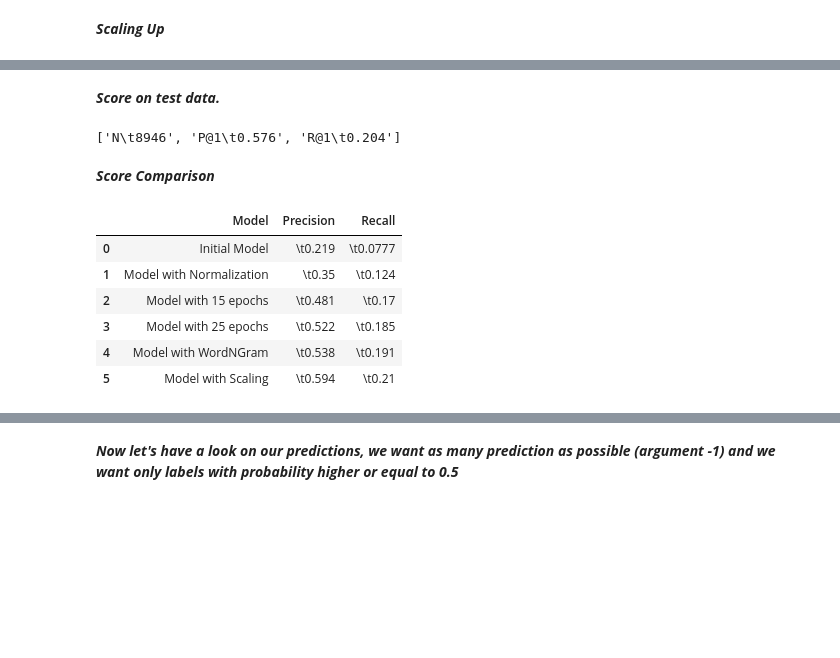
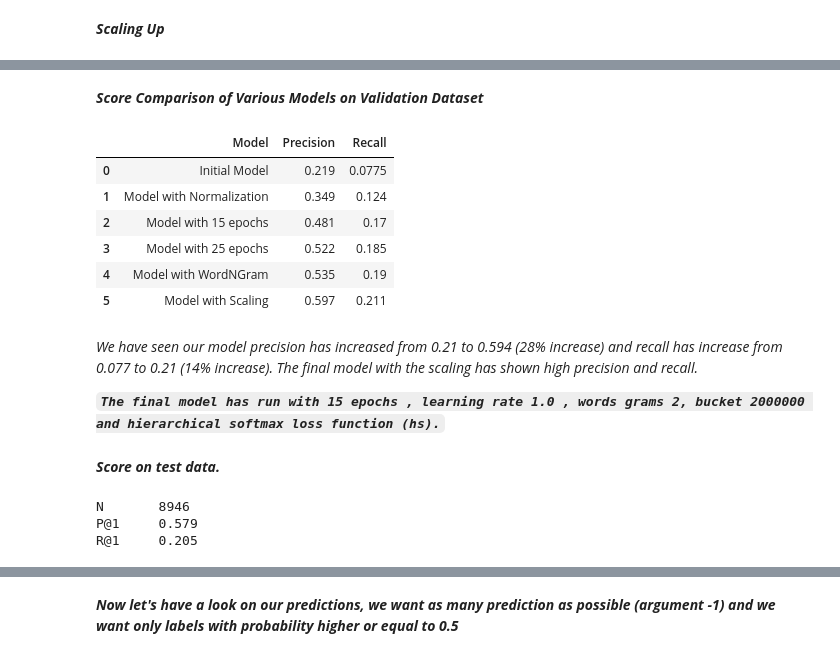
Before and after one commit to agamkachhal/COMP8240_GroupS, a Jupyter notebook: stackoverflowposts_analysis.ipynb, the cells around one changed output, grey strips where cells are left out. Saved outputs shown, nothing was run; the diff lists cells and outputs as text; code cells hidden in the pictures; blank space fills up the shorter version.

Commit message:
StackOverflow Posts:fastText model score comparison df update

```diff
--- a/stackoverflowposts_analysis.ipynb
+++ b/stackoverflowposts_analysis.ipynb
@@ -537,28 +550,33 @@ scaled_up_score
+# %% [markdown]
+**_Score Comparison of Various Models on Validation Dataset_**
+# %%
+data = {"Model" : ['Initial Model','Model with Normalization','Model with 15 epochs','Model with 25 epochs','Model with WordNGram','Model with Scaling'],
+        "Precision": [initial_score[1],upd_model_score[1], epoch15_score[1],epoch25_score[1],wg_score[1],scaled_up_score[1]],
+        "Recall":[initial_score[2], upd_model_score[2],epoch15_score[2],epoch25_score[2],wg_score[2],scaled_up_score[2]]}
+
+score_df = pd.DataFrame(data)
+
+score_df["Precision"] = score_df["Precision"].str.replace("P@1", "").str.replace("\t","")
+score_df["Recall"] = score_df["Recall"].str.replace("R@1", "").str.replace("\t","")
+
+score_df
+# %% [output]
+|  | Model | Precision | Recall |
+| 0 | Initial Model | 0.219 | 0.0775 |
+| 1 | Model with Normalization | 0.349 | 0.124 |
+| 2 | Model with 15 epochs | 0.481 | 0.17 |
+| 3 | Model with 25 epochs | 0.522 | 0.185 |
+| 4 | Model with WordNGram | 0.535 | 0.19 |
+| 5 | Model with Scaling | 0.597 | 0.211 |
+# %% [markdown]
+_We have seen our model precision has increased from 0.21 to 0.594 (28% increase) and recall has increase from 0.077 to 0.21 (14% increase). The final model with the scaling has shown high precision and recall._
+
+**_`The final model has run with 15 epochs , learning rate 1.0 , words grams 2, bucket 2000000 and hierarchical softmax loss function (hs).`_**
 # %% [markdown]
 **_Score on test data._**
 # %%
-scaled_up_score_t = !./fasttext test ./model_stack_ovf_sc.bin "/content/drive/My Drive/COMP8240/stack_ovf.test"
-scaled_up_score_t
+!./fasttext test ./model_stack_ovf_sc.bin "/content/drive/My Drive/COMP8240/stack_ovf.test"
 # %% [output]
-['N\t8946', 'P@1\t0.576', 'R@1\t0.204']
+N       8946
+P@1     0.579
+R@1     0.205
-# %% [markdown]
-**_Score Comparison_**
-# %%
-data = {"Model" : ['Initial Model','Model with Normalization','Model with 15 epochs','Model with 25 epochs','Model with WordNGram','Model with Scaling'],
-        "Precision": [initial_score[1],upd_model_score[1], epoch15_score[1],epoch25_score[1],wg_score[1],scaled_up_score[1]],
-        "Recall":[initial_score[2], upd_model_score[2],epoch15_score[2],epoch25_score[2],wg_score[2],scaled_up_score[2]]}
-
-score_df = pd.DataFrame(data)
-
-score_df["Precision"] = score_df["Precision"].str.replace("P@1", "")
-score_df["Recall"] = score_df["Recall"].str.replace("R@1", "")
-
-score_df
-# %% [output]
-|  | Model | Precision | Recall |
-| 0 | Initial Model | \t0.219 | \t0.0777 |
-| 1 | Model with Normalization | \t0.35 | \t0.124 |
-| 2 | Model with 15 epochs | \t0.481 | \t0.17 |
-| 3 | Model with 25 epochs | \t0.522 | \t0.185 |
-| 4 | Model with WordNGram | \t0.538 | \t0.191 |
-| 5 | Model with Scaling | \t0.594 | \t0.21 |
```
Also changed, not shown: parts of 18 cells of this notebook.
